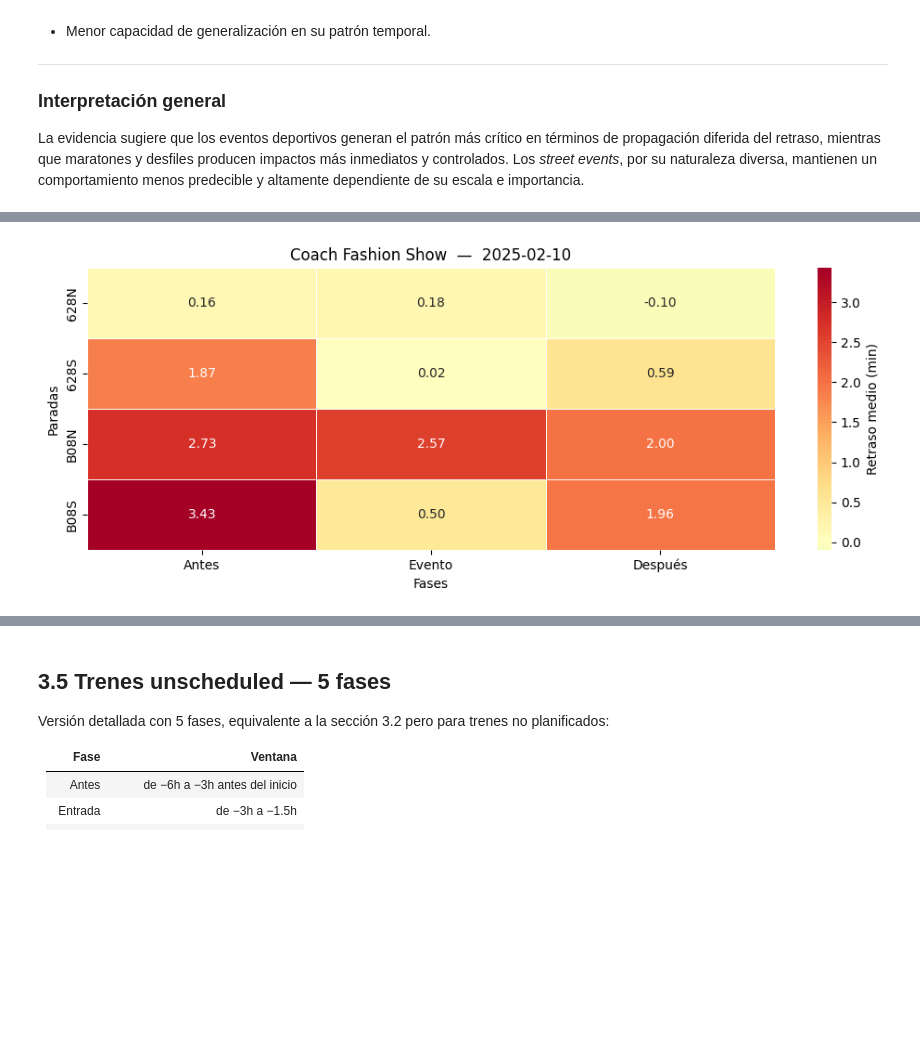
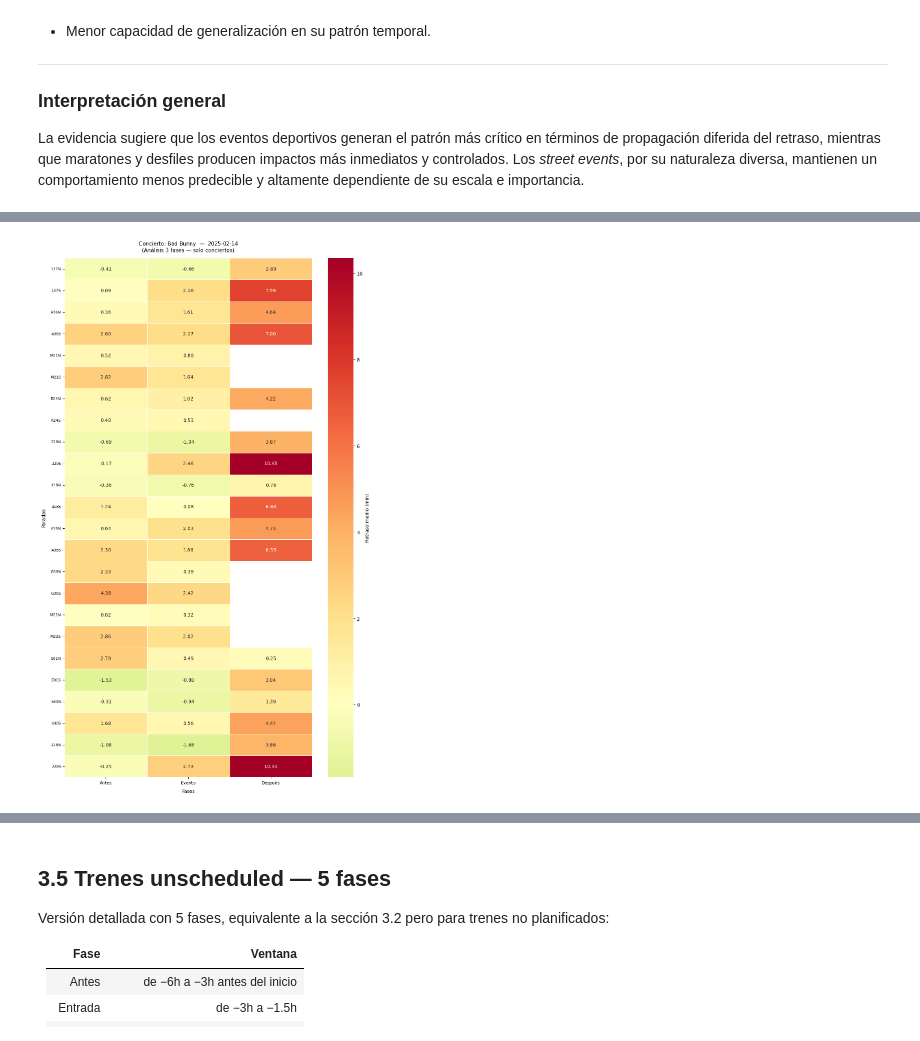
Before and after one commit to UCM-GIDIA-PD1/c2526-R5, a Jupyter notebook: notebooks/analisis_eventos.ipynb, the cells around one changed output, grey strips where cells are left out. Saved outputs shown, nothing was run; the diff lists cells and outputs as text; code cells hidden in the pictures; blank space fills up the shorter version.

```diff
--- a/notebooks/analisis_eventos.ipynb
+++ b/notebooks/analisis_eventos.ipynb
@@ -234,6 +193,9 @@ Compara el retraso promedio en la **parada del evento** frente al **resto de la
 
 El **impacto neto** es la diferencia entre ambos (parada − ciudad). Valores positivos indican que la parada sufre más retraso que la media; negativos que va mejor que la ciudad en ese momento.
 # %%
+# Excluir conciertos
+df_e_31 = df_e[df_e['tipo'] != 'Concierto'].reset_index(drop=True)
+
 import pandas as pd
 
 df_s['td_real'] = pd.to_timedelta(df_s['hora_real_hhmm'], errors='coerce')
@@ -241,7 +203,7 @@ df_s = df_s.dropna(subset=['td_real'])
 
 resumen_eventos = []
 
-for index, evento in df_e.iterrows():
+for index, evento in df_e_31.iterrows():
     nombre   = evento['nombre_evento']
     parada   = evento['stop_id']
     fecha    = evento['fecha_inicio']
@@ -252,14 +214,14 @@ for index, evento in df_e.iterrows():
     df_dia     = df_s[df_s['service_date'] == fecha]
     df_dia_sig = get_df_dia_sig(df_s, fecha)  # día siguiente por si la salida cruza medianoche
 
-    # ── Ventana entrada: [-1.5h, inicio] ──────────────────────────────────
+
     t0_ent = hora_inicio_td - pd.Timedelta(hours=1.5)
     t1_ent = hora_inicio_td
     trenes_entrada = filtrar_circular(df_dia, df_dia_sig, t0_ent, t1_ent)
     retraso_entrada_evento = trenes_entrada[trenes_entrada['stop_id'] == parada]['delay_minutes'].mean()
     retraso_entrada_resto  = trenes_entrada[trenes_entrada['stop_id'] != parada]['delay_minutes'].mean()
 
-    # ── Ventana salida: [fin, fin+1.5h] ───────────────────────────────────
+
     t0_sal = hora_salida_td
     t1_sal = hora_salida_td + pd.Timedelta(hours=1.5)
     trenes_salida = filtrar_circular(df_dia, df_dia_sig, t0_sal, t1_sal)
@@ -328,7 +294,7 @@ for fecha, df_dia_plot in df_impacto.groupby('Fecha'):
     ax2.set_yticks(y); ax2.set_yticklabels(etiquetas, fontsize=8)
     ax2.set_xlabel('Retraso promedio (min)'); ax2.legend(); ax2.grid(axis='x', alpha=0.3); ax2.invert_yaxis()
 
-    fig.suptitle(f'Impacto neto de eventos — {fecha}', fontsize=14, fontweight='bold')
-    fig.tight_layout(); fig.subplots_adjust(top=0.94)
+    fig.suptitle(f'Impacto neto de eventos — {fecha}', fontsize=13, fontweight='bold', y=1.0)
+    fig.tight_layout(rect=[0, 0, 1, 0.93])
     plt.show()
 # %% [output]
@@ -524,46 +499,67 @@ Versión condensada que agrupa el evento en tres bloques más amplios con ventan
 # %%
+
+df_e_conc = df_e[df_e['tipo'] == 'Concierto'].reset_index(drop=True)
+
 import pandas as pd
 import matplotlib.pyplot as plt
 import seaborn as sns
 
-resumen_final_3 = []
+if df_e_conc.empty:
+    print("No hay conciertos en el rango de fechas seleccionado. Saltando sección 3.3.")
+else:
+    resumen_final_3 = []
 
-ventana_antes  = pd.Timedelta(hours=2)
-ventana_evento = pd.Timedelta(hours=1.5)
+    ventana_antes  = pd.Timedelta(hours=2)
+    ventana_evento = pd.Timedelta(hours=1.5)
 
-for _, fila in df_e.iterrows():
-    evento_nombre = fila['nombre_evento']
-    stop          = fila['stop_id']
-    fecha         = fila['fecha_inicio']
-    hora_inicio   = pd.to_timedelta(fila['hora_inicio'])
-    hora_salida   = pd.to_timedelta(fila['hora_salida_estimada'])
+    for _, fila in df_e_conc.iterrows():
+        evento_nombre = fila['nombre_evento']
+        stop          = fila['stop_id']
+        fecha         = fila['fecha_inicio']
+        hora_inicio   = pd.to_timedelta(fila['hora_inicio'])
+        hora_salida   = pd.to_timedelta(fila['hora_salida_estimada'])
 
-    df_dia     = df_s[(df_s['service_date'] == fecha) & (df_s['stop_id'] == stop)]
-    df_dia_sig = get_df_dia_sig(df_s, fecha, stops=[stop])
+        df_dia     = df_s[(df_s['service_date'] == fecha) & (df_s['stop_id'] == stop)]
+        df_dia_sig = get_df_dia_sig(df_s, fecha, stops=[stop])
 
-    def _fase3(t0, t1):
-        return filtrar_circular(df_dia, df_dia_sig, t0, t1)['delay_minutes'].mean()
+        def _fase3(t0, t1):
+            return filtrar_circular(df_dia, df_dia_sig, t0, t1)['delay_minutes'].mean()
 
-    resumen_final_3.append({
-        'Fecha':         fecha,
-        'Evento_nombre': evento_nombre,
-        'Parada':        stop,
-        'Antes':   round(_fase3(hora_inicio - ventana_antes*4, hora_inicio - ventana_evento), 2),
-        'Evento':  round(_fase3(hora_inicio - ventana_evento,  hora_salida + ventana_evento), 2),
-        'Después': round(_fase3(hora_salida + ventana_evento,  hora_salida + ventana_evento*4), 2),
-    })
+        resumen_final_3.append({
+            'Fecha':         fecha,
+            'Evento_nombre': evento_nombre,
+            'Parada':        stop,
+            'Antes':   round(_fase3(hora_inicio - ventana_antes*4, hora_inicio - ventana_evento), 2),
+            'Evento':  round(_fase3(hora_inicio - ventana_evento,  hora_salida + ventana_evento), 2),
+            'Después': round(_fase3(hora_salida + ventana_evento,  hora_salida + ventana_evento*4), 2),
+        })
 
-df_resumen_3fases_nuevo = pd.DataFrame(resumen_final_3)
-fases_plot = ['Antes', 'Evento', 'Después']
+    df_resumen_3fases_nuevo = pd.DataFrame(resumen_final_3)
+    fases_plot = ['Antes', 'Evento', 'Después']
 
-for (fecha, evento_nombre), grupo in df_resumen_3fases_nuevo.groupby(['Fecha', 'Evento_nombre']):
-    df_plot = grupo.set_index('Parada')[fases_plot]
-    plt.figure(figsize=(10, len(df_plot)*0.5 + 2))
-    sns.heatmap(df_plot, annot=True, fmt='.2f', cmap='RdYlGn_r',
-                center=0, linewidths=0.5, cbar_kws={'label': 'Retraso medio (min)'})
-    plt.title(f'{evento_nombre}  —  {fecha}')
-    plt.xlabel('Fases'); plt.ylabel('Paradas')
-    plt.tight_layout()
-    plt.show()
+    if df_resumen_3fases_nuevo.dropna(subset=fases_plot, how='all').empty:
+        print("Sin datos suficientes para generar el heatmap de 3 fases (todos los valores son NaN).")
+    else:
+        for (fecha, evento_nombre), grupo in df_resumen_3fases_nuevo.groupby(['Fecha', 'Evento_nombre']):
+            df_plot = grupo.set_index('Parada')[fases_plot]
+            if df_plot.dropna(how='all').empty:
+                print(f" Sin datos para '{evento_nombre}' ({fecha}), saltando heatmap.")
+                continue
+
+            alto = max(3, len(df_plot) * 0.6 + 2)
+            fig, ax = plt.subplots(figsize=(10, alto))
+            sns.heatmap(
+                df_plot, annot=True, fmt='.2f', cmap='RdYlGn_r',
+                center=0, linewidths=0.5, cbar_kws={'label': 'Retraso medio (min)'},
+                ax=ax
+            )
+            ax.set_title(f'{evento_nombre}  —  {fecha}\n(Análisis 3 fases — solo conciertos)',
+                         pad=14, fontsize=11)
+            ax.set_xlabel('Fases', labelpad=8)
+            ax.set_ylabel('Paradas', labelpad=8)
+            ax.tick_params(axis='x', labelsize=9)
+            ax.tick_params(axis='y', labelsize=8, rotation=0)
+            plt.tight_layout()
+            plt.show()
 # %% [output]
-[figure, old version]
+[figure, new version]
```
Also changed, not shown: parts of 22 cells of this notebook.
